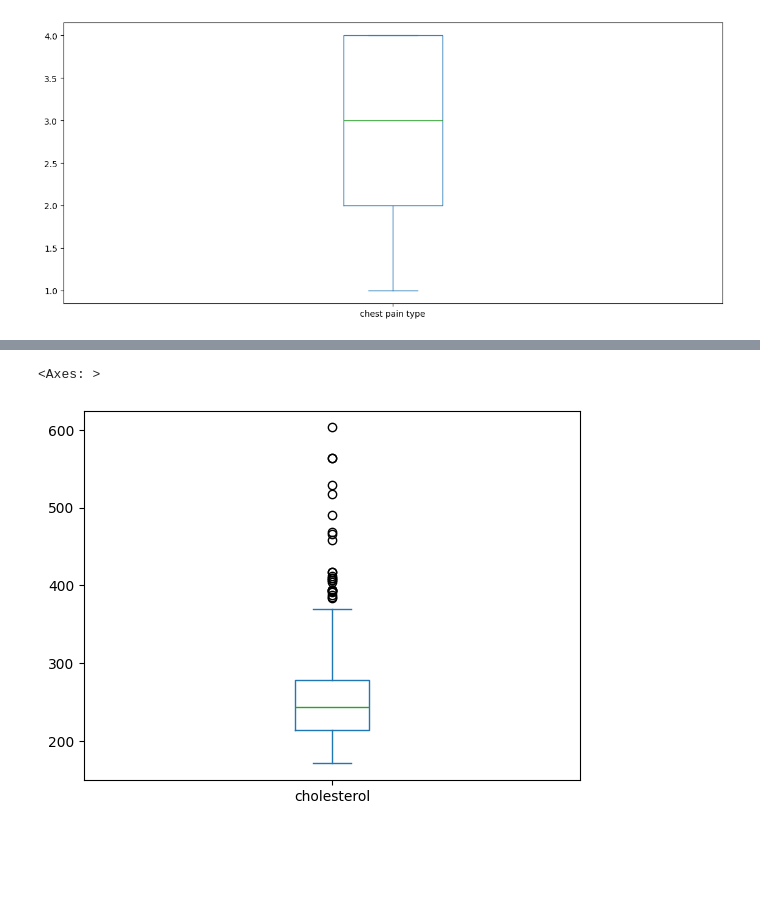
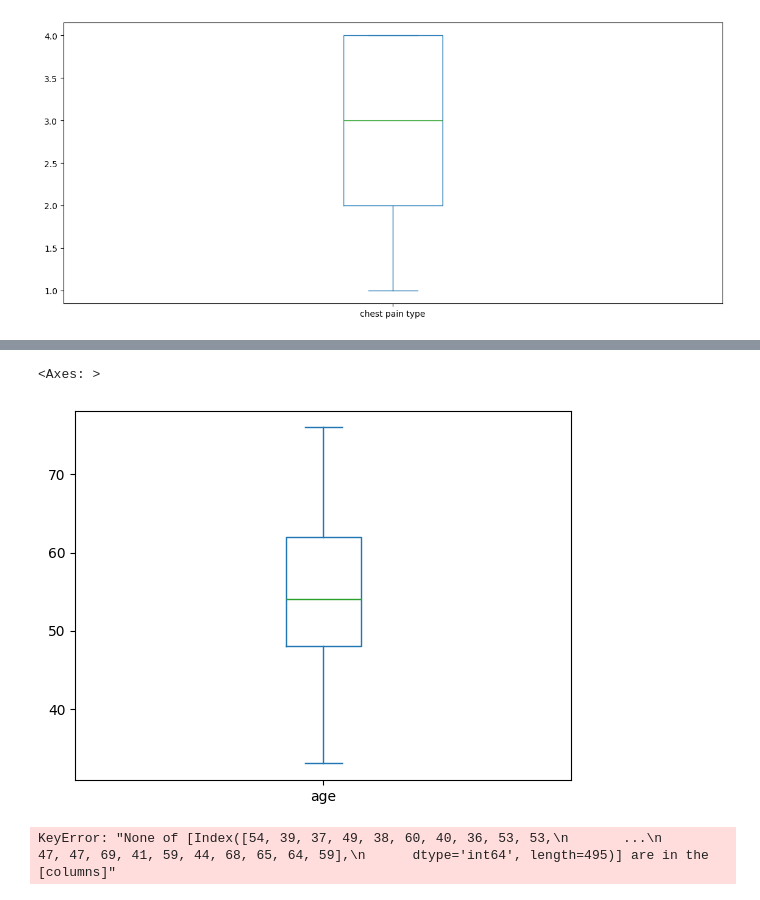
Before and after one commit to Astro0re/Data, a Jupyter notebook: Heart Disease/Heart Disease analysis.ipynb, the cells around one changed output, grey strips where cells are left out. Drawn from its saved outputs; the diff is of its cells as text; code cells hidden in the pictures; blank space fills up the shorter version.

```diff
--- a/Heart Disease/Heart Disease analysis.ipynb
+++ b/Heart Disease/Heart Disease analysis.ipynb
@@ -226,5 +370,11 @@ Hrt['age'].plot(kind='bar')
+# %%
+Female['age'].plot(kind = 'box')
+# %% [output]
+<Axes: >
+[figure, added]
 # %%
-High_Col['cholesterol'].plot(kind = 'box')
+X= Male['age']
+Y= Male['cholesterol']
+Male.plot(X,Y , kind='bar')
 # %% [output]
-<Axes: >
+KeyError: "None of [Index([54, 39, 37, 49, 38, 60, 40, 36, 53, 53,\n       ...\n       47, 47, 69, 41, 59, 44, 68, 65, 64, 59],\n      dtype='int64', length=495)] are in the [columns]"
-[figure, removed]
```
Also changed, not shown: parts of 13 cells of this notebook.
